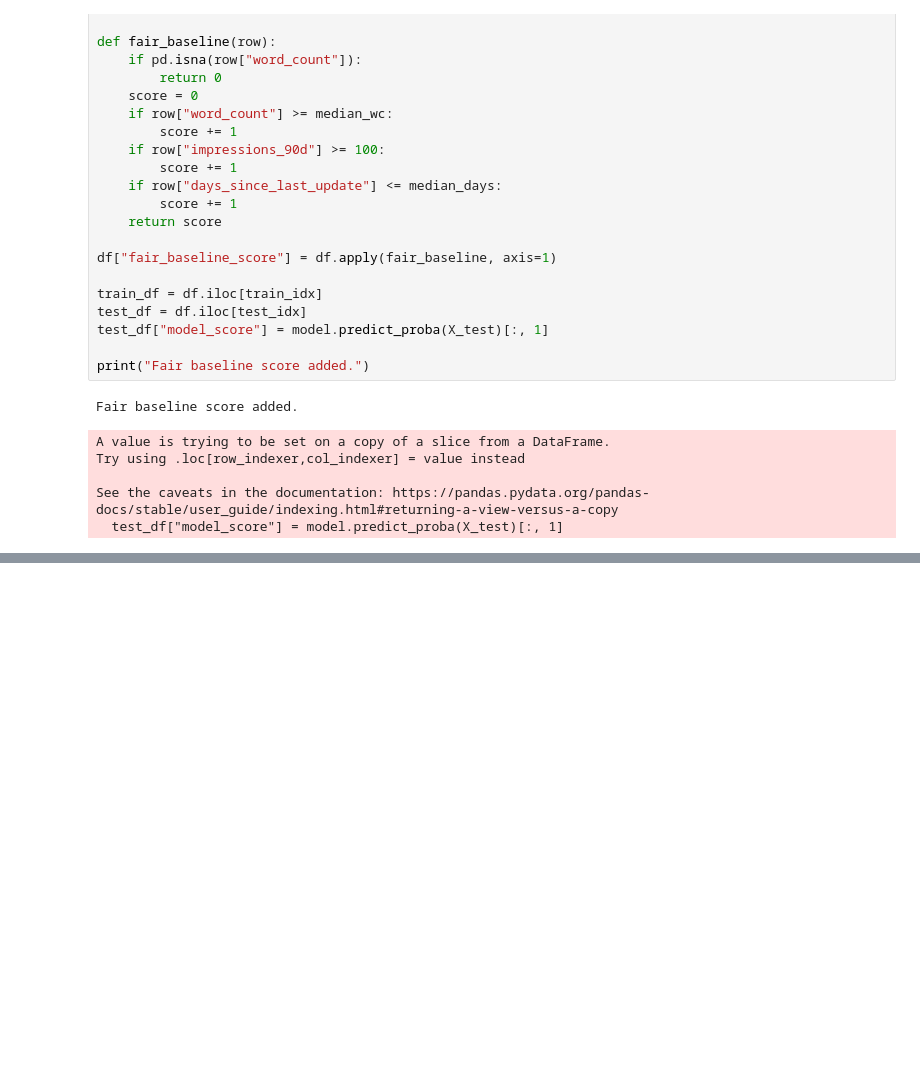
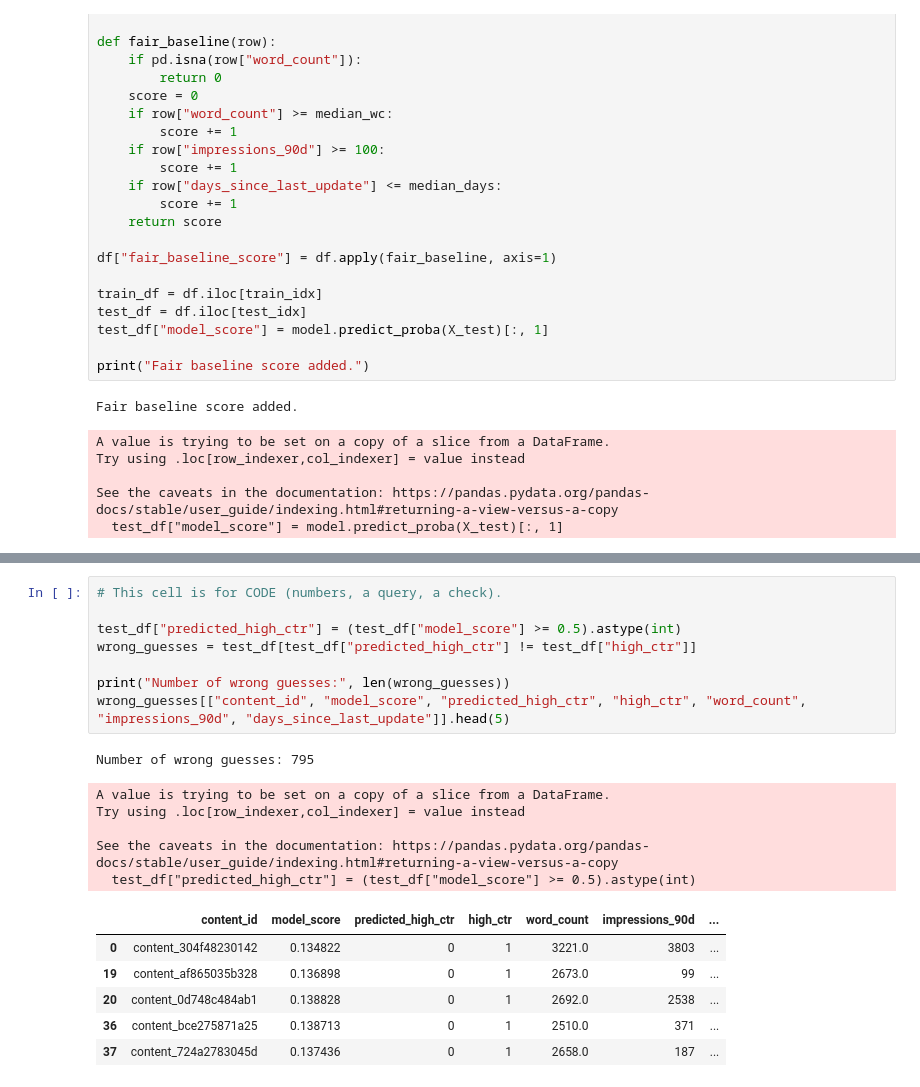
Before and after one commit to peddikotlahimani/Flyrank-internship, a Jupyter notebook: work/notebooks/w05_model.ipynb, the cells around one changed output, grey strips where cells are left out. Saved outputs shown, nothing was run; the diff lists cells and outputs as text; blank space fills up the shorter version.

```diff
--- a/work/notebooks/w05_model.ipynb
+++ b/work/notebooks/w05_model.ipynb
@@ -216,0 +238,21 @@ See the caveats in the documentation: https://pandas.pydata.org/pandas-docs/stab
+# %%
+# This cell is for CODE (numbers, a query, a check).
+
+test_df["predicted_high_ctr"] = (test_df["model_score"] >= 0.5).astype(int)
+wrong_guesses = test_df[test_df["predicted_high_ctr"] != test_df["high_ctr"]]
+
+print("Number of wrong guesses:", len(wrong_guesses))
+wrong_guesses[["content_id", "model_score", "predicted_high_ctr", "high_ctr", "word_count", "impressions_90d", "days_since_last_update"]].head(5)
+# %% [output]
+Number of wrong guesses: 795
+A value is trying to be set on a copy of a slice from a DataFrame.
+Try using .loc[row_indexer,col_indexer] = value instead
+
+See the caveats in the documentation: https://pandas.pydata.org/pandas-docs/stable/user_guide/indexing.html#returning-a-view-versus-a-copy
+  test_df["predicted_high_ctr"] = (test_df["model_score"] >= 0.5).astype(int)
+|  | content_id | model_score | predicted_high_ctr | high_ctr | word_count | impressions_90d | ... |
+| 0 | content_304f48230142 | 0.134822 | 0 | 1 | 3221.0 | 3803 | ... |
+| 19 | content_af865035b328 | 0.136898 | 0 | 1 | 2673.0 | 99 | ... |
+| 20 | content_0d748c484ab1 | 0.138828 | 0 | 1 | 2692.0 | 2538 | ... |
+| 36 | content_bce275871a25 | 0.138713 | 0 | 1 | 2510.0 | 371 | ... |
+| 37 | content_724a2783045d | 0.137436 | 0 | 1 | 2658.0 | 187 | ... |
```
Also changed, not shown: parts of 4 cells of this notebook.
